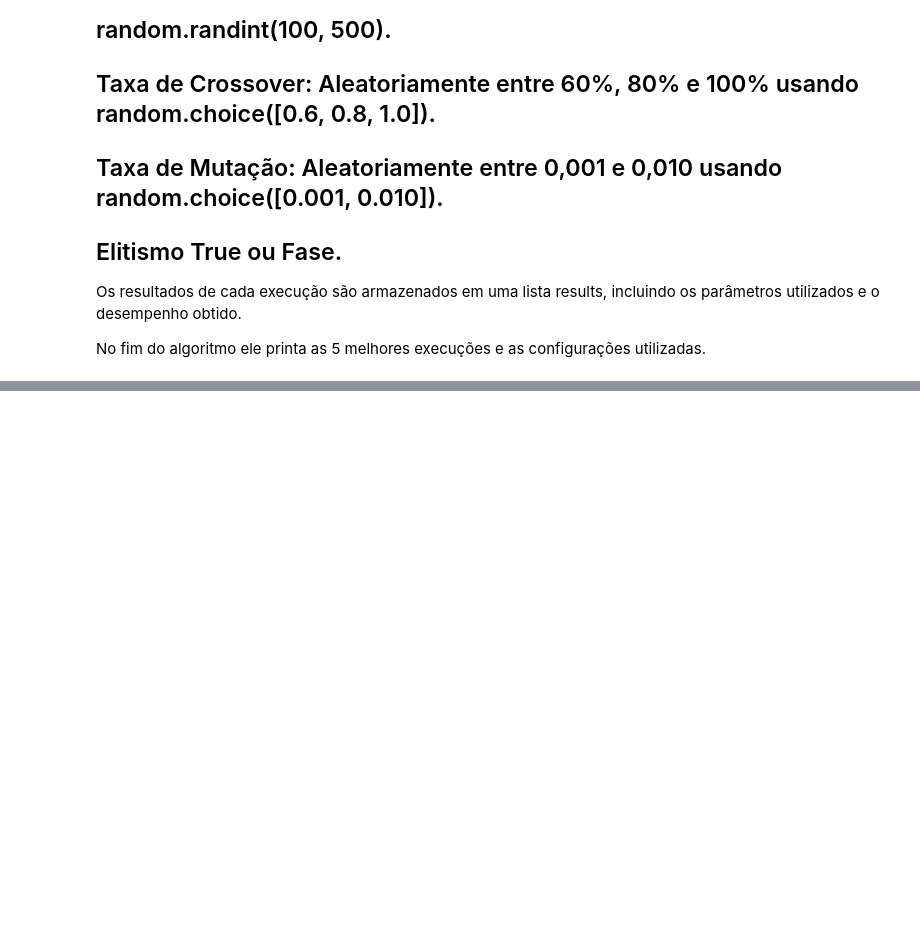
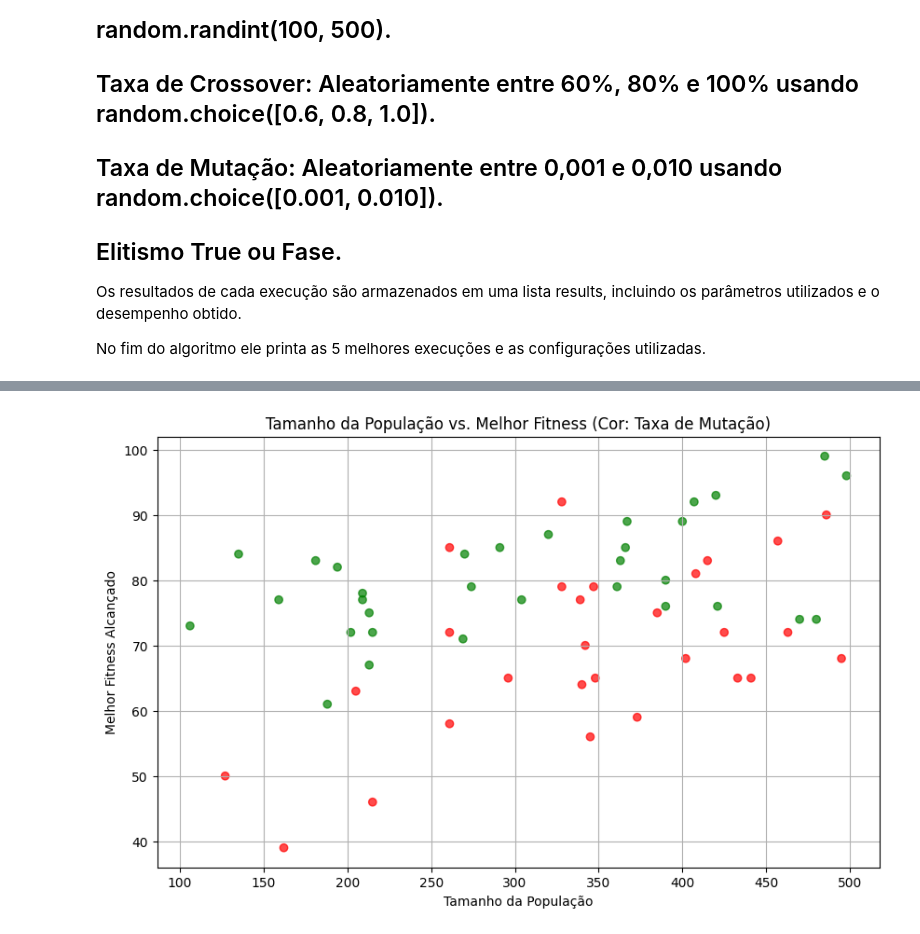
Before and after one commit to LucasEmanuell/ic, a Jupyter notebook: ga.ipynb, the cells around one changed output, grey strips where cells are left out. Saved outputs shown, nothing was run; the diff lists cells and outputs as text; code cells hidden in the pictures; blank space fills up the shorter version.

```diff
--- a/ga.ipynb
+++ b/ga.ipynb
@@ -213,0 +235,15 @@ plt.show()
+# %%
+# Criando um mapa de cores para a taxa de mutação
+mutation_rates = [result['mutation_rate'] for result in results]
+colors = ['red' if rate == 0.001 else 'green' for rate in mutation_rates]
+
+# Criando o scatter plot com cores
+plt.figure(figsize=(10, 6))
+plt.scatter(population_sizes, best_fitnesses, c=colors, alpha=0.7)
+plt.title('Tamanho da População vs. Melhor Fitness (Cor: Taxa de Mutação)')
+plt.xlabel('Tamanho da População')
+plt.ylabel('Melhor Fitness Alcançado')
+plt.grid(True)
+plt.show()
+# %% [output]
+[figure, added]
```
Also changed, not shown: parts of 10 cells of this notebook.
